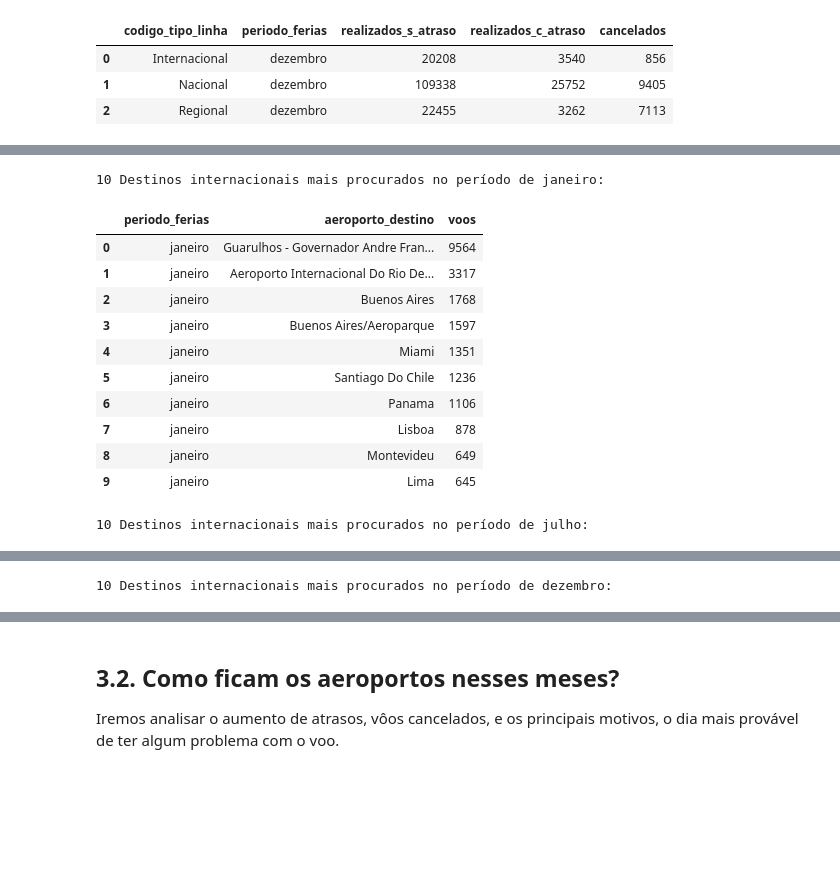
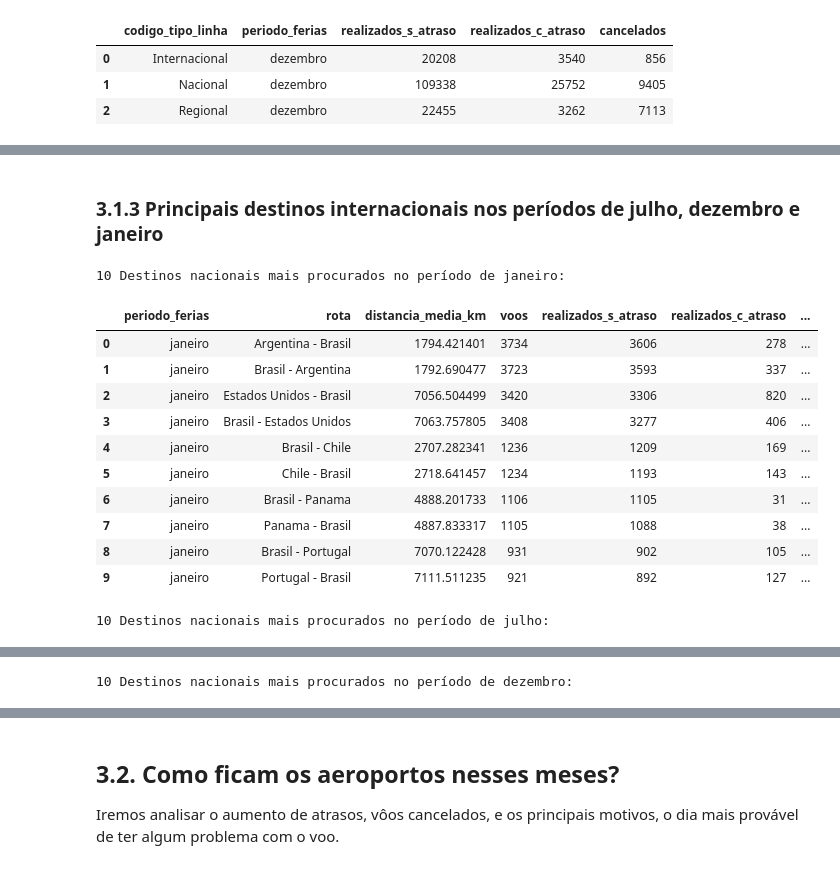
Before and after one commit to rderoncio/a3_bigdata_analisedados, a Jupyter notebook: A3/anac_análise_exploratória.ipynb, the cells around one changed output, grey strips where cells are left out. Cells and saved outputs as stored; diff of their text form; code cells hidden in the pictures; blank space fills up the shorter version.

```diff
--- a/A3/anac_análise_exploratória.ipynb
+++ b/A3/anac_análise_exploratória.ipynb
@@ -197,9 +197,15 @@ AnacVoos.dados['justificativa_cancelamento'] = np.where(
 )
 # %% [markdown]
 #### 2.3.3.6. Rota
-# %%
-AnacVoos.dados = AnacVoos.dados.assign(
-    rota=AnacVoos.dados['cidade_origem'] + ' - ' + AnacVoos.dados['cidade_destino'])
+# %%
+AnacVoos.dados = AnacVoos.dados.assign(rota=AnacVoos.dados.apply(
+    lambda row: (row['pais_origem'] + ' - ' + row['pais_destino'])
+    if row['codigo_tipo_linha'] == 'Internacional'
+    else (row['estado_origem'] + ' - ' + row['estado_destino'])
+    if row['codigo_tipo_linha'] == 'Nacional'
+    else (row['cidade_origem'] + ' - ' + row['cidade_destino']),
+    axis=1
+))
 # %% [markdown]
 #### 2.3.3.7. Período Férias
 # %%
@@ -366,0 +379,17 @@ for periodo in AnacVoos.periodo_ferias_distinct:
+# %%
+#Dataframe
+nacionais = voos_ferias[voos_ferias['codigo_tipo_linha'] == 'Nacional'] \
+    .groupby(['periodo_ferias', 'rota']) \
+    .agg(
+        distancia_media_km=('distancia_km', 'mean'),
+        voos=('distancia_km', 'size'),
+        realizados_s_atraso=('situacao_voo', lambda x: (x == 'Realizado').sum()),
+        realizados_c_atraso=('partida_atrasou', lambda x: (x == 'S').sum()),
+        cancelados=('situacao_voo', lambda x: (x == 'Cancelado').sum()),
+        ) \
+    .reset_index().sort_values(by=['voos', 'distancia_media_km'], ascending=[False, True])
+
+for periodo in AnacVoos.periodo_ferias_distinct:
+    print(f"10 Destinos nacionais mais procurados no período de {periodo}:")
+    display(nacionais.query("periodo_ferias == @periodo").nlargest(10, 'voos').reset_index(drop=True))
+    print()
@@ -367,24 +435,33 @@ for periodo in AnacVoos.periodo_ferias_distinct:
+# %% [markdown]
+### 3.1.3 Principais destinos internacionais nos períodos de julho, dezembro e janeiro
 # %%
 #Dataframe
-internacionais = voos_ferias[voos_ferias['codigo_tipo_linha'] == 'Internacional']\
-    .groupby(['periodo_ferias', 'aeroporto_destino']).size()\
-        .reset_index(name='voos')
+internacionais = voos_ferias[voos_ferias['codigo_tipo_linha'] == 'Internacional'] \
+    .groupby(['periodo_ferias', 'rota']) \
+    .agg(
+        distancia_media_km=('distancia_km', 'mean'),
+        voos=('distancia_km', 'size'),
+        realizados_s_atraso=('situacao_voo', lambda x: (x == 'Realizado').sum()),
+        realizados_c_atraso=('partida_atrasou', lambda x: (x == 'S').sum()),
+        cancelados=('situacao_voo', lambda x: (x == 'Cancelado').sum()),
+        ) \
+    .reset_index().sort_values(by=['voos', 'distancia_media_km'], ascending=[False, True])
 
 for periodo in AnacVoos.periodo_ferias_distinct:
     print(f"10 Destinos internacionais mais procurados no período de {periodo}:")
     display(internacionais.query("periodo_ferias == @periodo").nlargest(10, 'voos').reset_index(drop=True))
     print()
 # %% [output]
-10 Destinos internacionais mais procurados no período de janeiro:
+10 Destinos nacionais mais procurados no período de janeiro:
-|  | periodo_ferias | aeroporto_destino | voos |
-| 0 | janeiro | Guarulhos - Governador Andre Fran... | 9564 |
-| 1 | janeiro | Aeroporto Internacional Do Rio De... | 3317 |
-| 2 | janeiro | Buenos Aires | 1768 |
-| 3 | janeiro | Buenos Aires/Aeroparque | 1597 |
-| 4 | janeiro | Miami | 1351 |
-| 5 | janeiro | Santiago Do Chile | 1236 |
-| 6 | janeiro | Panama | 1106 |
-| 7 | janeiro | Lisboa | 878 |
-| 8 | janeiro | Montevideu | 649 |
-| 9 | janeiro | Lima | 645 |
+|  | periodo_ferias | rota | distancia_media_km | voos | realizados_s_atraso | realizados_c_atraso | ... |
+| 0 | janeiro | Argentina - Brasil | 1794.421401 | 3734 | 3606 | 278 | ... |
+| 1 | janeiro | Brasil - Argentina | 1792.690477 | 3723 | 3593 | 337 | ... |
+| 2 | janeiro | Estados Unidos - Brasil | 7056.504499 | 3420 | 3306 | 820 | ... |
+| 3 | janeiro | Brasil - Estados Unidos | 7063.757805 | 3408 | 3277 | 406 | ... |
+| 4 | janeiro | Brasil - Chile | 2707.282341 | 1236 | 1209 | 169 | ... |
+| 5 | janeiro | Chile - Brasil | 2718.641457 | 1234 | 1193 | 143 | ... |
+| 6 | janeiro | Brasil - Panama | 4888.201733 | 1106 | 1105 | 31 | ... |
+| 7 | janeiro | Panama - Brasil | 4887.833317 | 1105 | 1088 | 38 | ... |
+| 8 | janeiro | Brasil - Portugal | 7070.122428 | 931 | 902 | 105 | ... |
+| 9 | janeiro | Portugal - Brasil | 7111.511235 | 921 | 892 | 127 | ... |
-10 Destinos internacionais mais procurados no período de julho:
+10 Destinos nacionais mais procurados no período de julho:
@@ -402 +479 @@ for periodo in AnacVoos.periodo_ferias_distinct:
-10 Destinos internacionais mais procurados no período de dezembro:
+10 Destinos nacionais mais procurados no período de dezembro:
```
Also changed, not shown: parts of 7 cells of this notebook, 1 other file.
